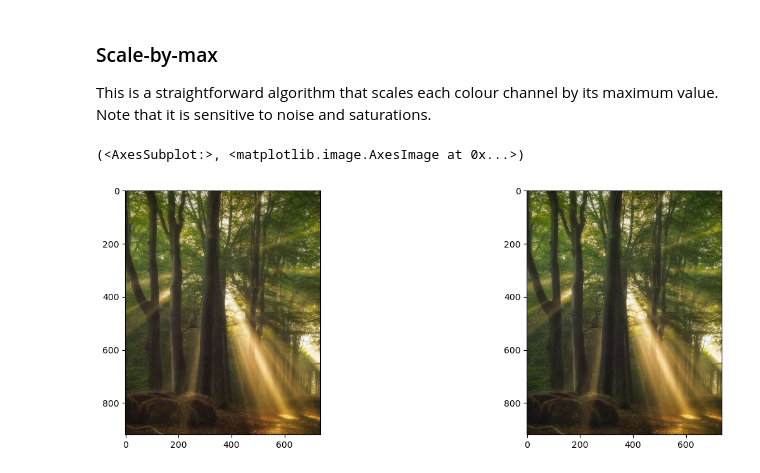
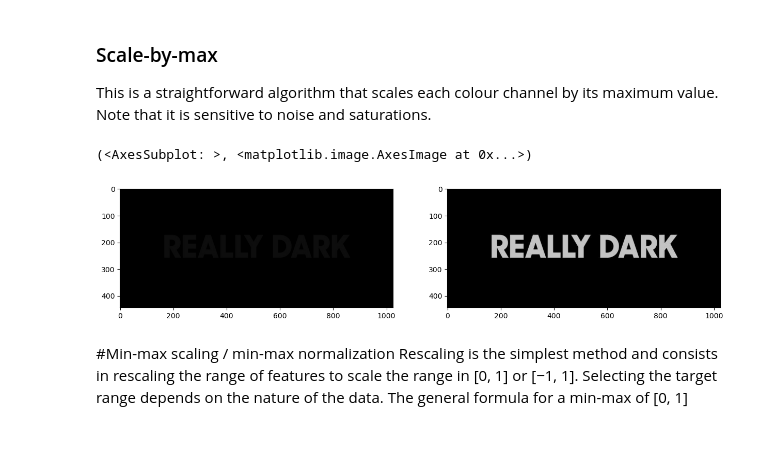
Before and after one commit to Varvin/computer-vision, a Jupyter notebook: Homework_2/Homework.ipynb, the cells around one changed output. Drawn from its saved outputs; the diff is of its cells as text; code cells hidden in the pictures; blank space fills up the shorter version.

Commit message:
update hw 2 scale by max

```diff
--- a/Homework_2/Homework.ipynb
+++ b/Homework_2/Homework.ipynb
@@ -95,27 +95,27 @@ plt.subplot(122), plt.imshow(balanced)
 This is a straightforward algorithm that scales each colour channel by its maximum value. Note that it is sensitive to noise and saturations.
 # %%
 # Load your image
-# img = cv2.imread('../Homework_1/data/img1.jpg')
-img = cv2.imread('data/forest.jpeg')
+img = cv2.imread('data/dark.jpg')
 img = cv2.cvtColor(img, cv2.COLOR_BGR2RGB)
 
 # Compute the maximum values for all three colour channels (red, green, blue)
 arr_max_coef = img.max(axis=tuple(range(img.ndim-1)))
-
-arr_min_coef = img.min(axis=tuple(range(img.ndim-1)))
 
 # max_r = img[...,0].max()
 # max_g = img[...,1].max()
 # max_b = img[...,2].max()
 
 # Apply scale-by-max balancing and generate the balanced image
 balanced = np.zeros_like(img, dtype=np.float32)
 
 for channel in range(3):
-    balanced[..., channel] = (img[..., channel] - arr_min_coef[channel]) / (arr_max_coef[channel] - arr_min_coef[channel])
+    balanced[..., channel] = (img[..., channel] / arr_max_coef[channel]) * 255
 
-plt.subplot(121), plt.imshow(img/255)
-plt.subplot(122), plt.imshow(balanced)
+plt.subplot(121), plt.imshow(img)
+plt.subplot(122), plt.imshow(balanced/255) #should i divide on 255?
 # %% [output]
-(<AxesSubplot:>, <matplotlib.image.AxesImage at 0x...>)
+(<AxesSubplot: >, <matplotlib.image.AxesImage at 0x...>)
-[figure, old version]
+[figure, new version]
+# %% [markdown]
+#Min-max scaling / min-max normalization
+Rescaling is the simplest method and consists in rescaling the range of features to scale the range in [0, 1] or [−1, 1]. Selecting the target range depends on the nature of the data. The general formula for a min-max of [0, 1]
```
Also changed, not shown: parts of 3 cells of this notebook, 3 other files.
